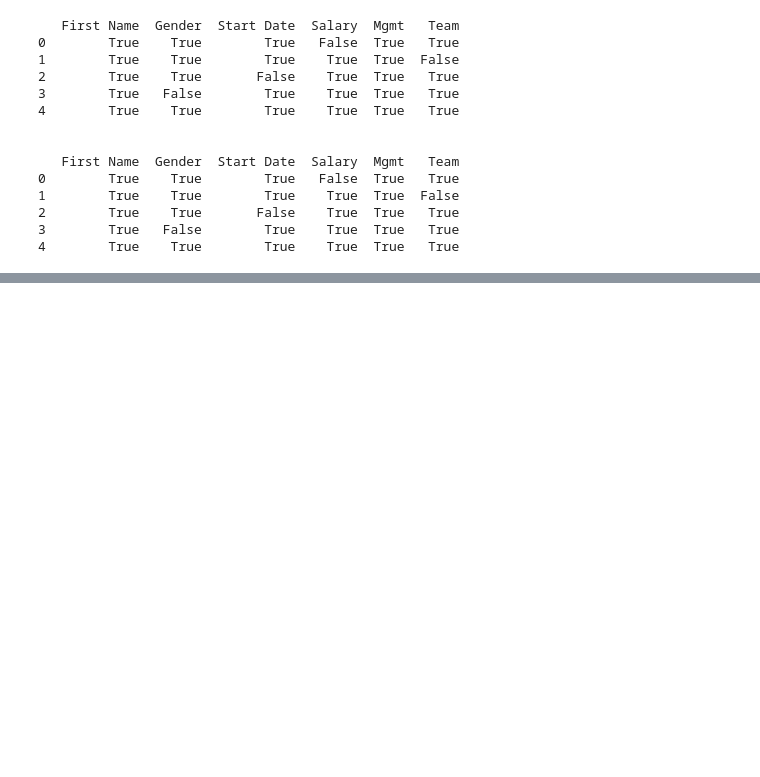
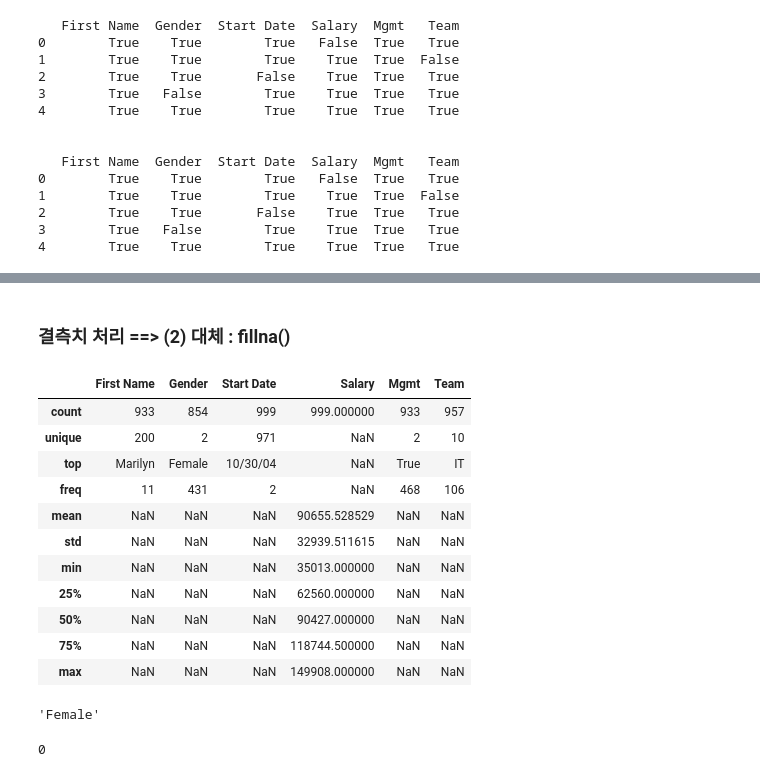
Before and after one commit to voo0o08/Pandas_Programming, a Jupyter notebook: DAY_05/ex_missing_value.ipynb, the cells around one changed output, grey strips where cells are left out. Saved outputs shown, nothing was run; the diff lists cells and outputs as text; code cells hidden in the pictures; blank space fills up the shorter version.

```diff
--- a/DAY_05/ex_missing_value.ipynb
+++ b/DAY_05/ex_missing_value.ipynb
@@ -134,0 +186,24 @@ print(empDF.notna().head(), empDF.notnull().head(), sep="\n\n\n")
+# %% [markdown]
+### 결측치 처리 ==> (2) 대체 : fillna()
+# %%
+# Gender 컬럼에 결측 값을 무엇으로 채울까?
+empDF.describe(include="all")
+# %% [output]
+|  | First Name | Gender | Start Date | Salary | Mgmt | Team |
+| count | 933 | 854 | 999 | 999.000000 | 933 | 957 |
+| unique | 200 | 2 | 971 | NaN | 2 | 10 |
+| top | Marilyn | Female | 10/30/04 | NaN | True | IT |
+| freq | 11 | 431 | 2 | NaN | 468 | 106 |
+| mean | NaN | NaN | NaN | 90655.528529 | NaN | NaN |
+| std | NaN | NaN | NaN | 32939.511615 | NaN | NaN |
+| min | NaN | NaN | NaN | 35013.000000 | NaN | NaN |
+| 25% | NaN | NaN | NaN | 62560.000000 | NaN | NaN |
+| 50% | NaN | NaN | NaN | 90427.000000 | NaN | NaN |
+| 75% | NaN | NaN | NaN | 118744.500000 | NaN | NaN |
+| max | NaN | NaN | NaN | 149908.000000 | NaN | NaN |
+# %%
+# 최빈값으로 채우기
+m = empDF.Gender.mode()[0]
+m
+# %% [output]
+'Female'
@@ -134,0 +212,4 @@ print(empDF.notna().head(), empDF.notnull().head(), sep="\n\n\n")
+# %%
+genSR.isna().sum() # 결측치 사라진 거 확인!!
+# %% [output]
+0
```
Also changed, not shown: parts of 14 cells of this notebook, 22 other files.
